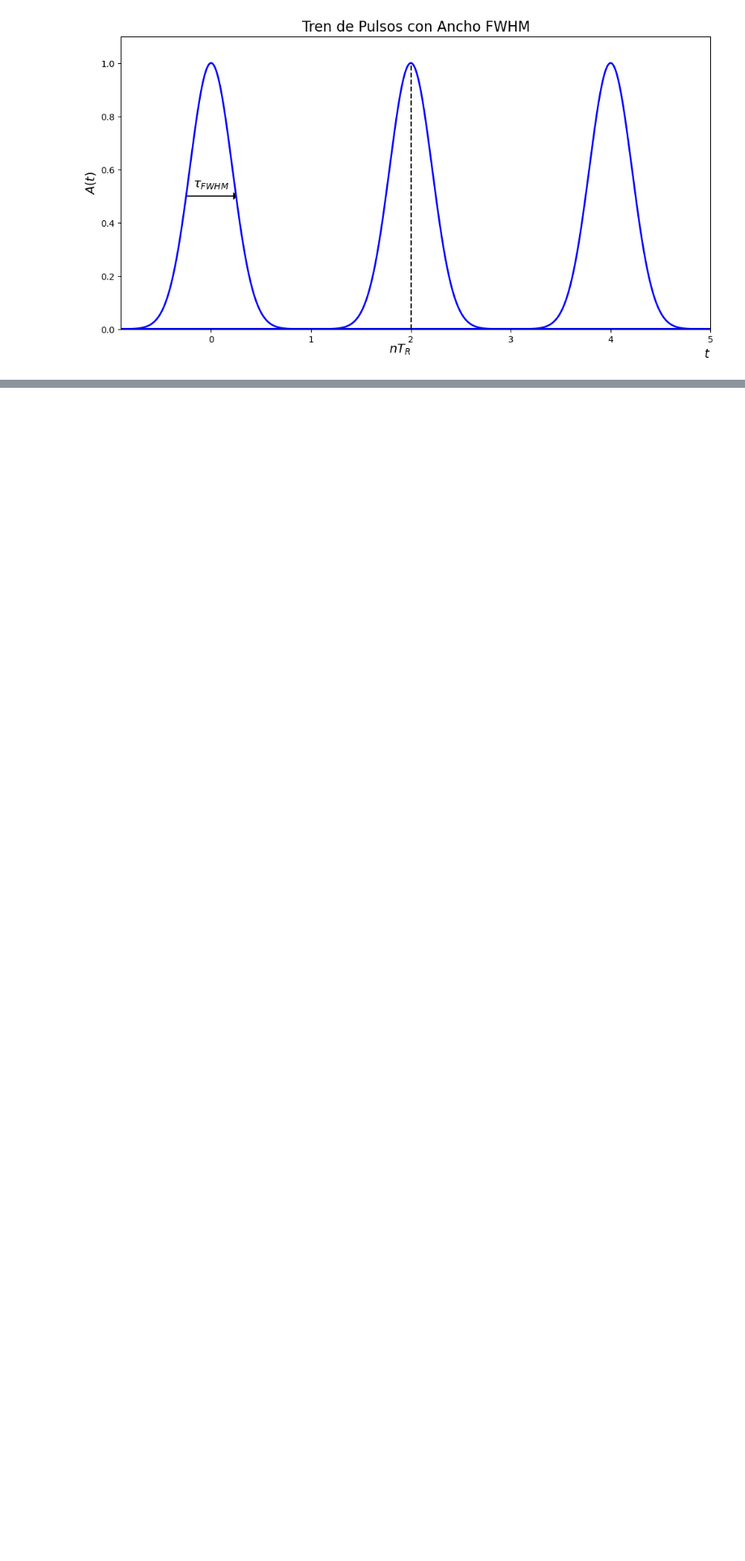
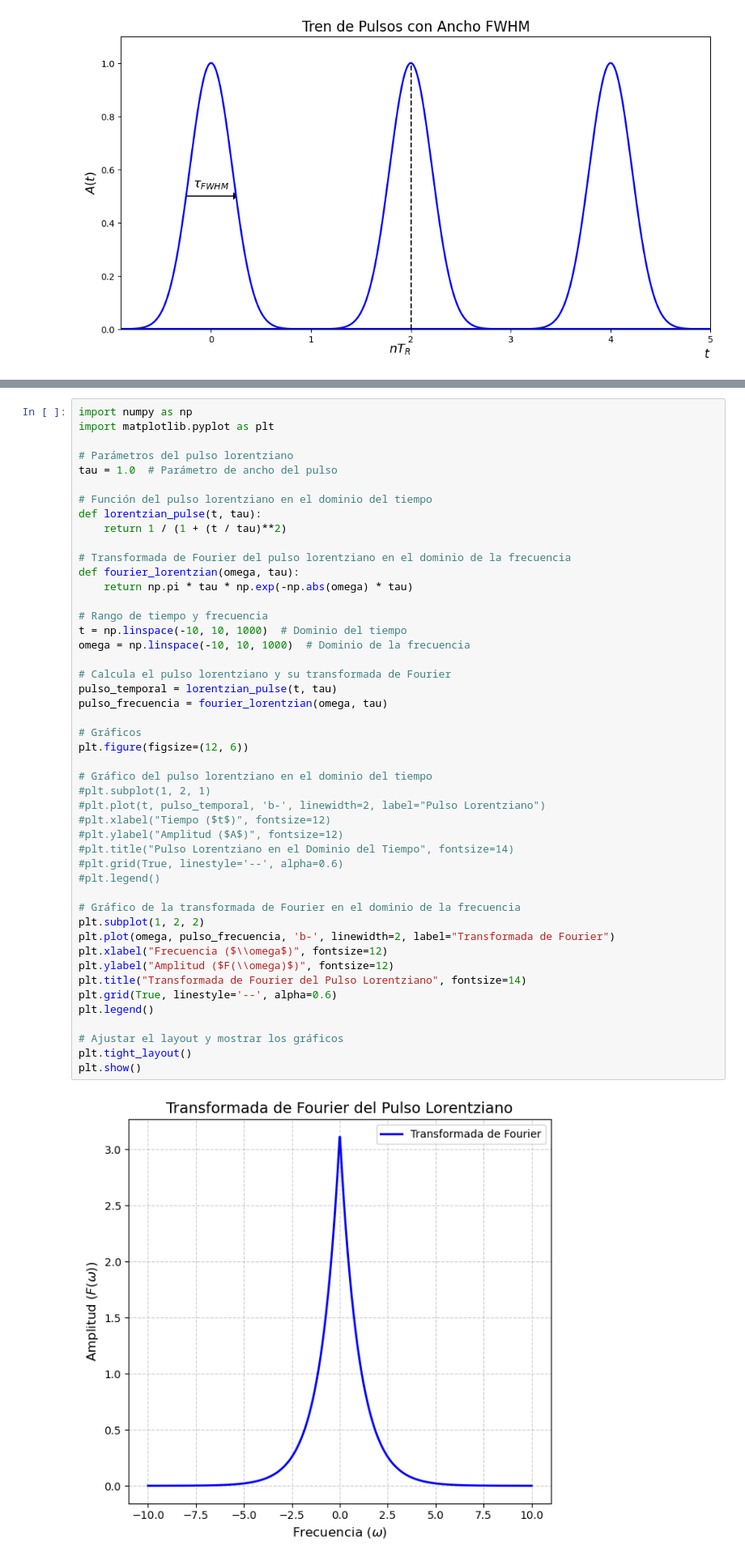
Before and after one commit to ComancheMario/Python-, a Jupyter notebook: Tesis/Sims.ipynb, the cells around one changed output, grey strips where cells are left out. Shown at 81% size. Saved outputs shown, nothing was run; the diff lists cells and outputs as text; blank space fills up the shorter version.

```diff
--- a/Tesis/Sims.ipynb
+++ b/Tesis/Sims.ipynb
@@ -888,0 +930,49 @@ plt.show()
+# %%
+import numpy as np
+import matplotlib.pyplot as plt
+
+# Parámetros del pulso lorentziano
+tau = 1.0  # Parámetro de ancho del pulso
+
+# Función del pulso lorentziano en el dominio del tiempo
+def lorentzian_pulse(t, tau):
+    return 1 / (1 + (t / tau)**2)
+
+# Transformada de Fourier del pulso lorentziano en el dominio de la frecuencia
+def fourier_lorentzian(omega, tau):
+    return np.pi * tau * np.exp(-np.abs(omega) * tau)
+
+# Rango de tiempo y frecuencia
+t = np.linspace(-10, 10, 1000)  # Dominio del tiempo
+omega = np.linspace(-10, 10, 1000)  # Dominio de la frecuencia
+
+# Calcula el pulso lorentziano y su transformada de Fourier
+pulso_temporal = lorentzian_pulse(t, tau)
+pulso_frecuencia = fourier_lorentzian(omega, tau)
+
+# Gráficos
+plt.figure(figsize=(12, 6))
+
+# Gráfico del pulso lorentziano en el dominio del tiempo
+#plt.subplot(1, 2, 1)
+#plt.plot(t, pulso_temporal, 'b-', linewidth=2, label="Pulso Lorentziano")
+#plt.xlabel("Tiempo ($t$)", fontsize=12)
+#plt.ylabel("Amplitud ($A$)", fontsize=12)
+#plt.title("Pulso Lorentziano en el Dominio del Tiempo", fontsize=14)
+#plt.grid(True, linestyle='--', alpha=0.6)
+#plt.legend()
+
+# Gráfico de la transformada de Fourier en el dominio de la frecuencia
+plt.subplot(1, 2, 2)
+plt.plot(omega, pulso_frecuencia, 'b-', linewidth=2, label="Transformada de Fourier")
+plt.xlabel("Frecuencia ($\\omega$)", fontsize=12)
+plt.ylabel("Amplitud ($F(\\omega)$)", fontsize=12)
+plt.title("Transformada de Fourier del Pulso Lorentziano", fontsize=14)
+plt.grid(True, linestyle='--', alpha=0.6)
+plt.legend()
+
+# Ajustar el layout y mostrar los gráficos
+plt.tight_layout()
+plt.show()
+# %% [output]
+[figure, added]
```
Also changed, not shown: parts of 3 cells of this notebook.
